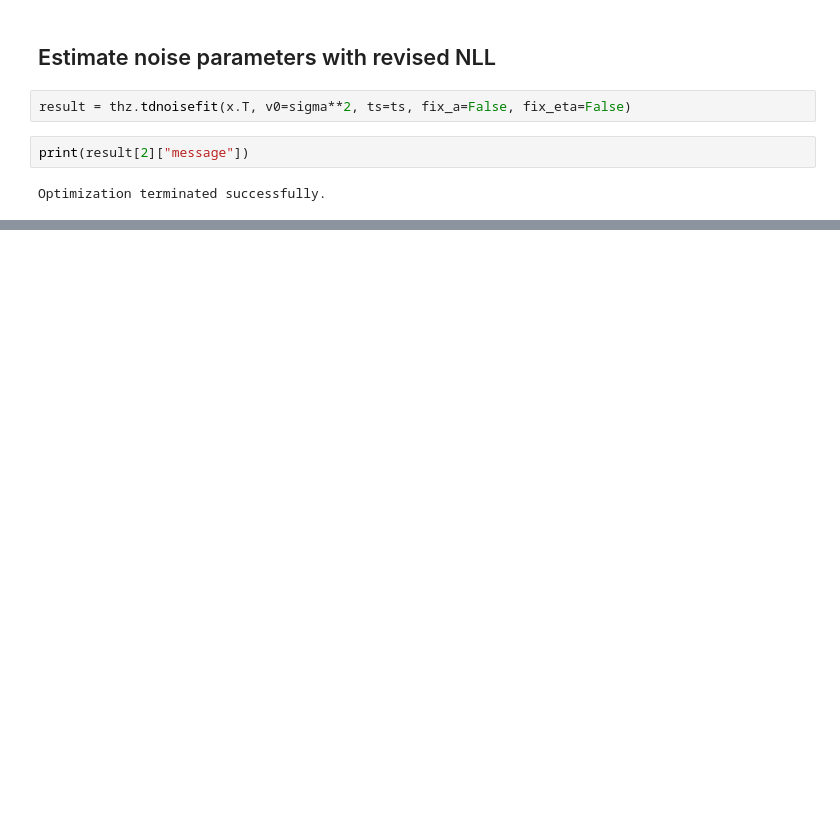
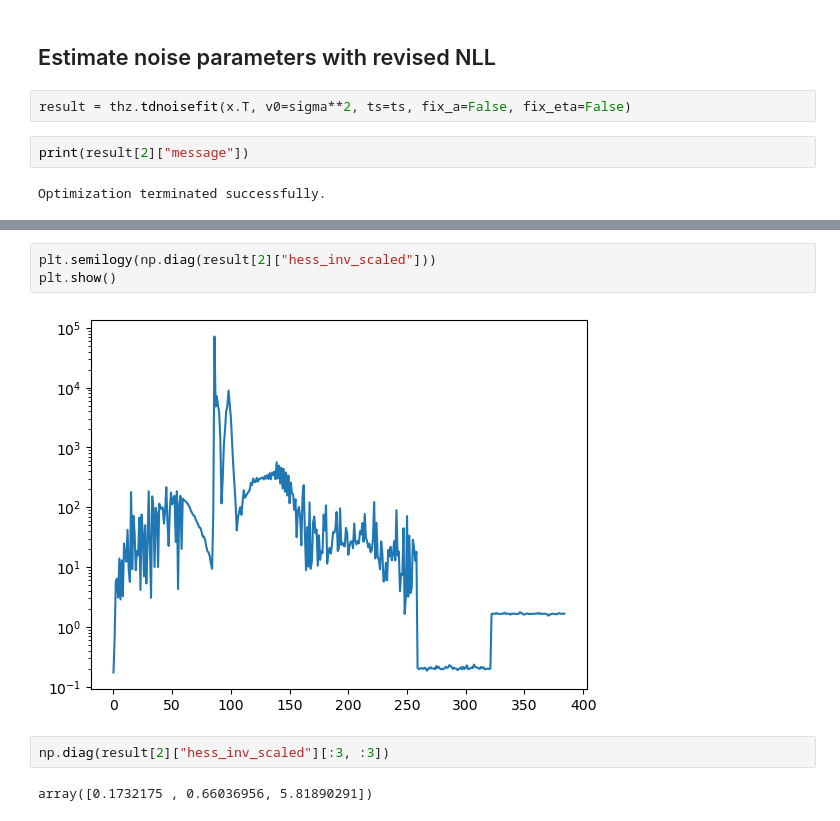
Before and after one commit to dodge-research-group/thztools, a Jupyter notebook: examples/tdnll-scaled-dev.ipynb, the cells around one changed output, grey strips where cells are left out. Drawn from its saved outputs; the diff is of its cells as text; blank space fills up the shorter version.

```diff
--- a/examples/tdnll-scaled-dev.ipynb
+++ b/examples/tdnll-scaled-dev.ipynb
@@ -338,0 +366,9 @@ plt.show()
+# %%
+plt.semilogy(np.diag(result[2]["hess_inv_scaled"]))
+plt.show()
+# %% [output]
+[figure, added]
+# %%
+np.diag(result[2]["hess_inv_scaled"][:3, :3])
+# %% [output]
+array([0.1732175 , 0.66036956, 5.81890291])
```
Also changed, not shown: parts of 21 cells of this notebook, 1 other file.
